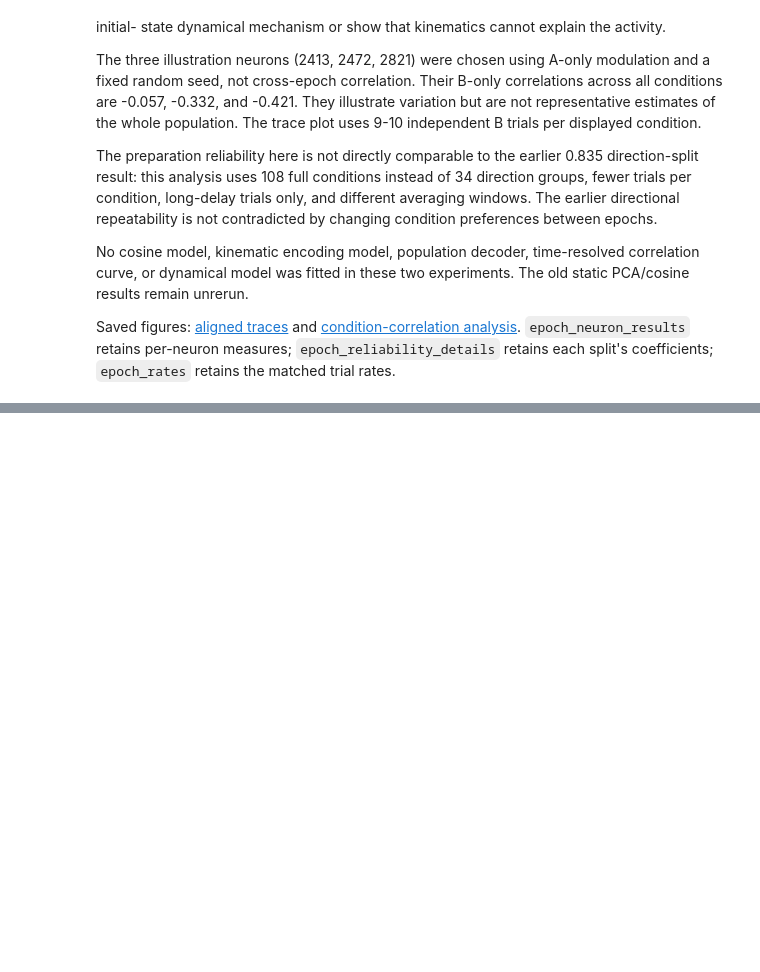
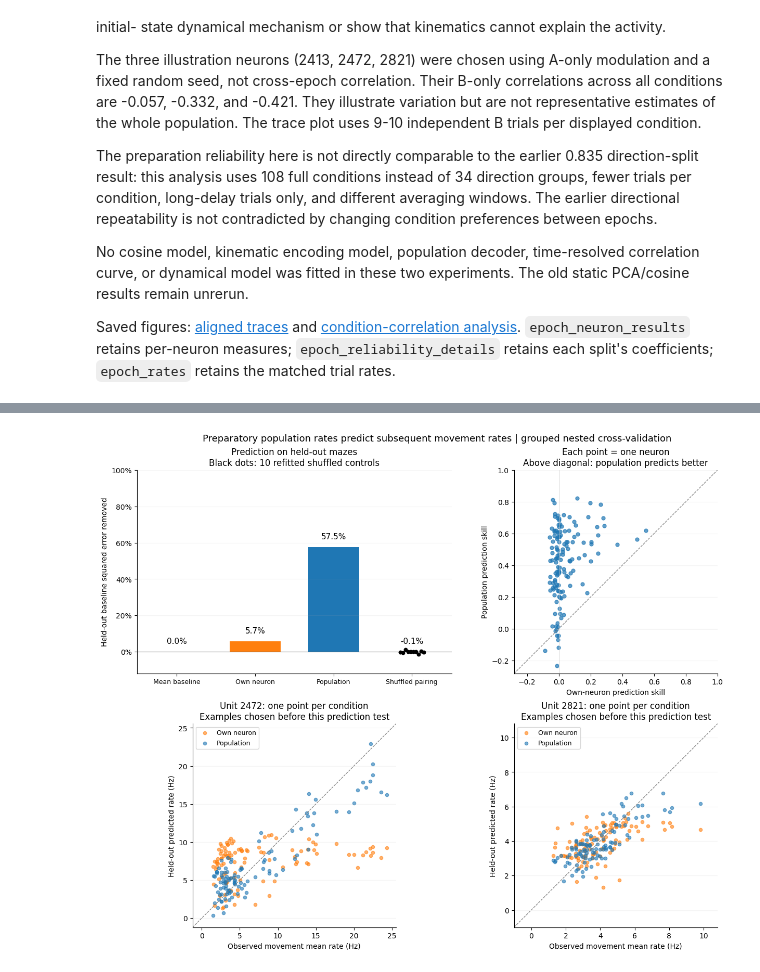
Before and after one commit to prateekkarkare/motor-cortex-population-dynamics, a Jupyter notebook: notebooks/01_load_and_explore.ipynb, the cells around one changed output, grey strips where cells are left out. Drawn from its saved outputs; the diff is of its cells as text; code cells hidden in the pictures; blank space fills up the shorter version.

```diff
--- a/notebooks/01_load_and_explore.ipynb
+++ b/notebooks/01_load_and_explore.ipynb
@@ -1922,0 +2487,87 @@ retains each split's coefficients; `epoch_rates` retains the matched trial rates
+# %%
+from matplotlib.ticker import PercentFormatter
+
+
+population_prediction_figure, population_prediction_axes = plt.subplots(
+    2, 2, figsize=(13, 10), constrained_layout=True,
+ )
+population_score_axis = population_prediction_axes[0, 0]
+population_score_labels = ["Mean baseline", "Own neuron", "Population", "Shuffled pairing"]
+population_score_values = [
+    population_model_skills["Training mean"], population_model_skills["Own neuron"],
+    population_model_skills["Population"], np.median(population_shuffle_skills),
+ ]
+population_score_axis.bar(
+    np.arange(4), population_score_values, color=["0.7", "tab:orange", "tab:blue", "0.7"], width=0.65,
+ )
+population_score_axis.scatter(
+    3 + np.linspace(-0.15, 0.15, len(population_shuffle_skills)), population_shuffle_skills,
+    s=22, color="black", zorder=3,
+ )
+for position, value in enumerate(population_score_values):
+    population_score_axis.text(position, max(0, value) + 0.045, f"{value:.1%}", ha="center", fontsize=11)
+population_score_axis.axhline(0, color="0.4", linewidth=0.8)
+population_score_axis.set(
+    xticks=np.arange(4), xticklabels=population_score_labels, ylim=(-0.12, 1),
+    ylabel="Held-out baseline squared error removed",
+    title="Prediction on held-out mazes\nBlack dots: 10 refitted shuffled controls",
+ )
+population_score_axis.yaxis.set_major_formatter(PercentFormatter(1))
+population_score_axis.tick_params(axis="x", labelsize=9)
+
+population_unit_axis = population_prediction_axes[0, 1]
+population_finite_skills = population_neuron_skills[["Own neuron", "Population"]].dropna()
+population_skill_minimum = min(-0.10, float(population_finite_skills.min().min()) - 0.05)
+population_unit_axis.scatter(
+    population_finite_skills["Own neuron"], population_finite_skills["Population"],
+    s=25, color="tab:blue", alpha=0.7,
+ )
+population_unit_axis.plot([population_skill_minimum, 1], [population_skill_minimum, 1],
+                          color="0.5", linewidth=0.9, linestyle="--")
+population_unit_axis.axhline(0, color="0.8", linewidth=0.6)
+population_unit_axis.axvline(0, color="0.8", linewidth=0.6)
+population_unit_axis.set(
+    xlim=(population_skill_minimum, 1), ylim=(population_skill_minimum, 1), aspect="equal",
+    xlabel="Own-neuron prediction skill", ylabel="Population prediction skill",
+    title="Each point = one neuron\nAbove diagonal: population predicts better",
+ )
+
+population_example_units = [2472, 2821]
+for axis, unit_id in zip(population_prediction_axes[1], population_example_units):
+    unit_column = population_movement.columns.get_loc(unit_id)
+    observed = population_observed[:, unit_column]
+    for model_name, color in [("Own neuron", "tab:orange"), ("Population", "tab:blue")]:
+        axis.scatter(
+            observed, population_predictions[model_name][:, unit_column],
+            s=20, alpha=0.6, color=color, label=model_name,
+        )
+    example_values = np.concatenate([
+        observed, population_predictions["Own neuron"][:, unit_column],
+        population_predictions["Population"][:, unit_column],
+    ])
+    example_padding = max(1.0, np.ptp(example_values) * 0.05)
+    lower = min(0, example_values.min()) - example_padding
+    upper = example_values.max() + example_padding
+    axis.plot([lower, upper], [lower, upper], color="0.5", linestyle="--", linewidth=0.9)
+    axis.set(
+        xlim=(lower, upper), ylim=(lower, upper), aspect="equal",
+        xlabel="Observed movement mean rate (Hz)", ylabel="Held-out predicted rate (Hz)",
+        title=f"Unit {unit_id}: one point per condition\nExamples chosen before this prediction test",
+    )
+    axis.legend(fontsize=9)
+for axis in population_prediction_axes.ravel():
+    axis.spines[["top", "right"]].set_visible(False)
+    axis.grid(axis="y", alpha=0.12)
+population_prediction_figure.suptitle(
+    "Preparatory population rates predict subsequent movement rates | grouped nested cross-validation",
+    fontsize=13,
+ )
+population_prediction_figure.savefig(
+    TRAIN_NWB.parents[3] / "assets" / "mcmaze_population_forward_prediction.png",
+    dpi=150, bbox_inches="tight",
+ )
+print("Examples use out-of-fold predictions only; no neurons were selected by their prediction scores.")
+print("Negative predicted rates, if any, are shown rather than clipped; this is a linear statistical model.")
+print("This predicts condition-averaged epoch rates, not individual-trial activity or a time-evolving trajectory.")
+plt.show()
+# %% [output]
@@ -1922,0 +2577 @@ retains each split's coefficients; `epoch_rates` retains the matched trial rates
+[figure, added]
```
Also changed, not shown: parts of 9 cells of this notebook, 5 other files.
